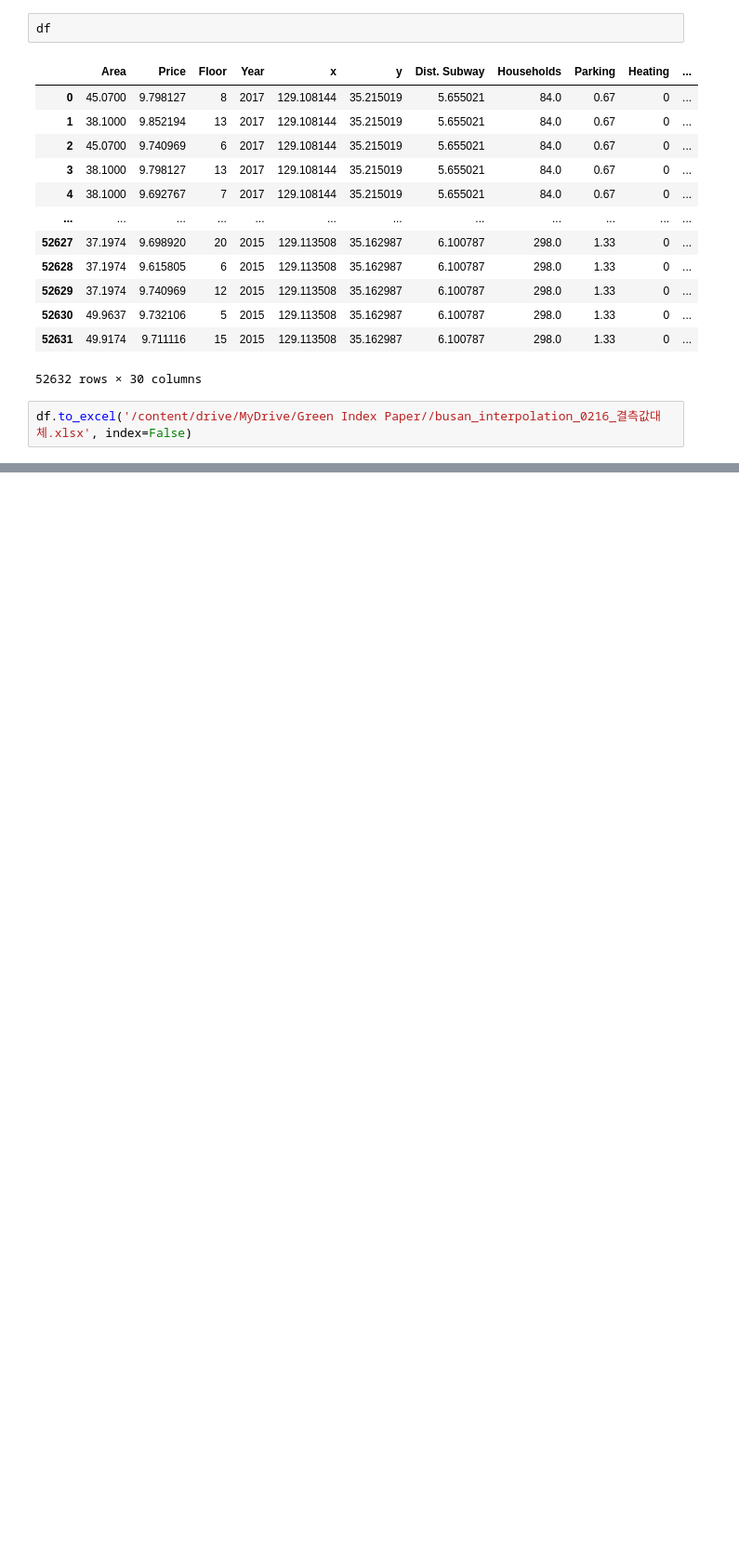
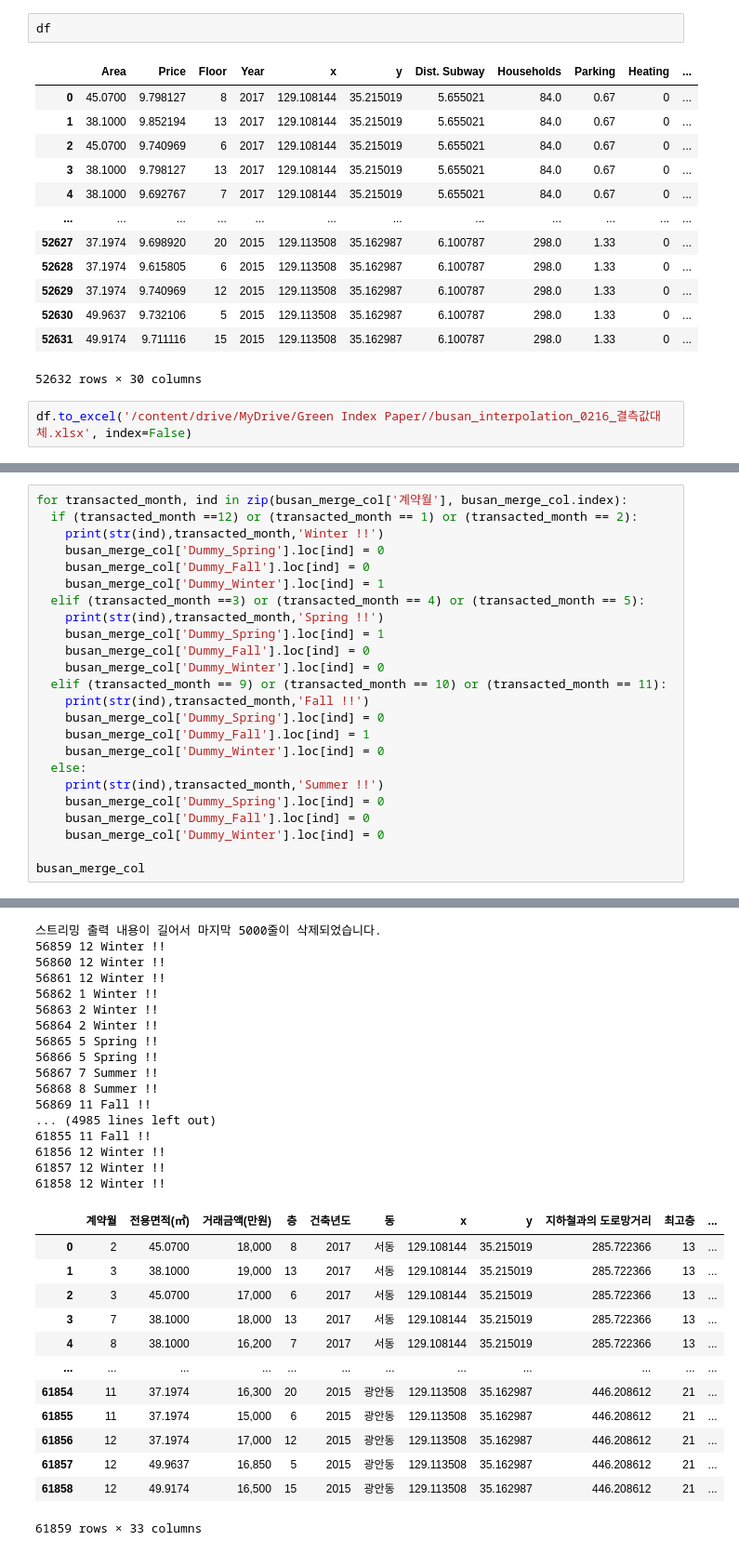
Before and after one commit to Pythonash/Projects, a Jupyter notebook: 그린인덱스_실험계획법1.ipynb, the cells around one changed output, grey strips where cells are left out. Shown at 93% size. Saved outputs shown, nothing was run; the diff lists cells and outputs as text; blank space fills up the shorter version.

```diff
--- a/그린인덱스_실험계획법1.ipynb
+++ b/그린인덱스_실험계획법1.ipynb
@@ -1512,0 +1685,25 @@ df.to_excel('/content/drive/MyDrive/Green Index Paper//busan_interpolation_0216_
+# %%
+for transacted_month, ind in zip(busan_merge_col['계약월'], busan_merge_col.index):
+  if (transacted_month ==12) or (transacted_month == 1) or (transacted_month == 2):
+    print(str(ind),transacted_month,'Winter !!')
+    busan_merge_col['Dummy_Spring'].loc[ind] = 0
+    busan_merge_col['Dummy_Fall'].loc[ind] = 0
+    busan_merge_col['Dummy_Winter'].loc[ind] = 1
+  elif (transacted_month ==3) or (transacted_month == 4) or (transacted_month == 5):
+    print(str(ind),transacted_month,'Spring !!')
+    busan_merge_col['Dummy_Spring'].loc[ind] = 1
+    busan_merge_col['Dummy_Fall'].loc[ind] = 0
+    busan_merge_col['Dummy_Winter'].loc[ind] = 0
+  elif (transacted_month == 9) or (transacted_month == 10) or (transacted_month == 11):
+    print(str(ind),transacted_month,'Fall !!')
+    busan_merge_col['Dummy_Spring'].loc[ind] = 0
+    busan_merge_col['Dummy_Fall'].loc[ind] = 1
+    busan_merge_col['Dummy_Winter'].loc[ind] = 0
+  else:
+    print(str(ind),transacted_month,'Summer !!')
+    busan_merge_col['Dummy_Spring'].loc[ind] = 0
+    busan_merge_col['Dummy_Fall'].loc[ind] = 0
+    busan_merge_col['Dummy_Winter'].loc[ind] = 0
+
+busan_merge_col
+# %% [output]
@@ -1512,0 +1731,30 @@ df.to_excel('/content/drive/MyDrive/Green Index Paper//busan_interpolation_0216_
+스트리밍 출력 내용이 길어서 마지막 5000줄이 삭제되었습니다.
+56859 12 Winter !!
+56860 12 Winter !!
+56861 12 Winter !!
+56862 1 Winter !!
+56863 2 Winter !!
+56864 2 Winter !!
+56865 5 Spring !!
+56866 5 Spring !!
+56867 7 Summer !!
+56868 8 Summer !!
+56869 11 Fall !!
+... (4985 lines left out)
+61855 11 Fall !!
+61856 12 Winter !!
+61857 12 Winter !!
+61858 12 Winter !!
+|  | 계약월 | 전용면적(㎡) | 거래금액(만원) | 층 | 건축년도 | 동 | x | y | 지하철과의 도로망거리 | 최고층 | ... |
+| 0 | 2 | 45.0700 | 18,000 | 8 | 2017 | 서동 | 129.108144 | 35.215019 | 285.722366 | 13 | ... |
+| 1 | 3 | 38.1000 | 19,000 | 13 | 2017 | 서동 | 129.108144 | 35.215019 | 285.722366 | 13 | ... |
+| 2 | 3 | 45.0700 | 17,000 | 6 | 2017 | 서동 | 129.108144 | 35.215019 | 285.722366 | 13 | ... |
+| 3 | 7 | 38.1000 | 18,000 | 13 | 2017 | 서동 | 129.108144 | 35.215019 | 285.722366 | 13 | ... |
+| 4 | 8 | 38.1000 | 16,200 | 7 | 2017 | 서동 | 129.108144 | 35.215019 | 285.722366 | 13 | ... |
+| ... | ... | ... | ... | ... | ... | ... | ... | ... | ... | ... | ... |
+| 61854 | 11 | 37.1974 | 16,300 | 20 | 2015 | 광안동 | 129.113508 | 35.162987 | 446.208612 | 21 | ... |
+| 61855 | 11 | 37.1974 | 15,000 | 6 | 2015 | 광안동 | 129.113508 | 35.162987 | 446.208612 | 21 | ... |
+| 61856 | 12 | 37.1974 | 17,000 | 12 | 2015 | 광안동 | 129.113508 | 35.162987 | 446.208612 | 21 | ... |
+| 61857 | 12 | 49.9637 | 16,850 | 5 | 2015 | 광안동 | 129.113508 | 35.162987 | 446.208612 | 21 | ... |
+| 61858 | 12 | 49.9174 | 16,500 | 15 | 2015 | 광안동 | 129.113508 | 35.162987 | 446.208612 | 21 | ... |
+61859 rows × 33 columns
```
Also changed, not shown: parts of 36 cells of this notebook.
